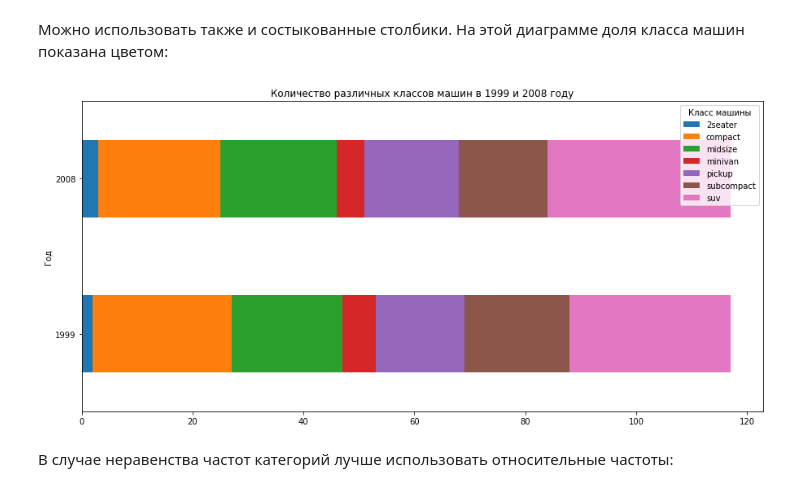
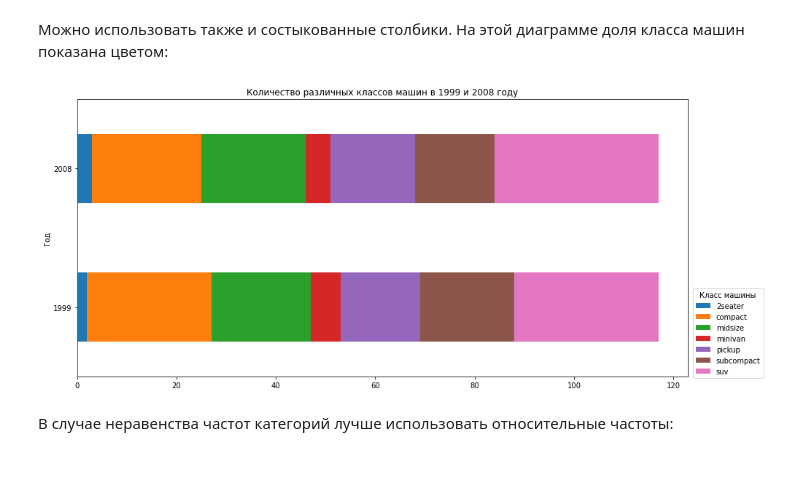
Before and after one commit to postlogist/python-ds, a Jupyter notebook: EDA/02_multivariate_eda.ipynb, the cells around one changed output. Saved outputs shown, nothing was run; the diff lists cells and outputs as text; code cells hidden in the pictures.

```diff
--- a/EDA/02_multivariate_eda.ipynb
+++ b/EDA/02_multivariate_eda.ipynb
@@ -684,13 +735,14 @@ plt.title('Изменение доли различных классов маш
 # %%
 fig, ax = plt.subplots(1, figsize=(15, 7)) #plt.figure() не сработало
 
 pd.crosstab(columns=mpg['class'], index=mpg['year']).plot(kind='barh', ax=ax, stacked=True)
 
 plt.ylabel('Год')
-plt.legend(title='Класс машины', loc='best')
+plt.legend(title='Класс машины',
+           bbox_to_anchor=(1.13, 0.33)) # подвинули легенду за пределы графика
 plt.title('Количество различных классов машин в 1999 и 2008 году');
 # %% [output]
-[figure, old version]
+[figure, new version]
 # %% [markdown]
 В случае неравенства частот категорий лучше использовать относительные частоты:
 # %%
```
Also changed, not shown: parts of 23 cells of this notebook.
